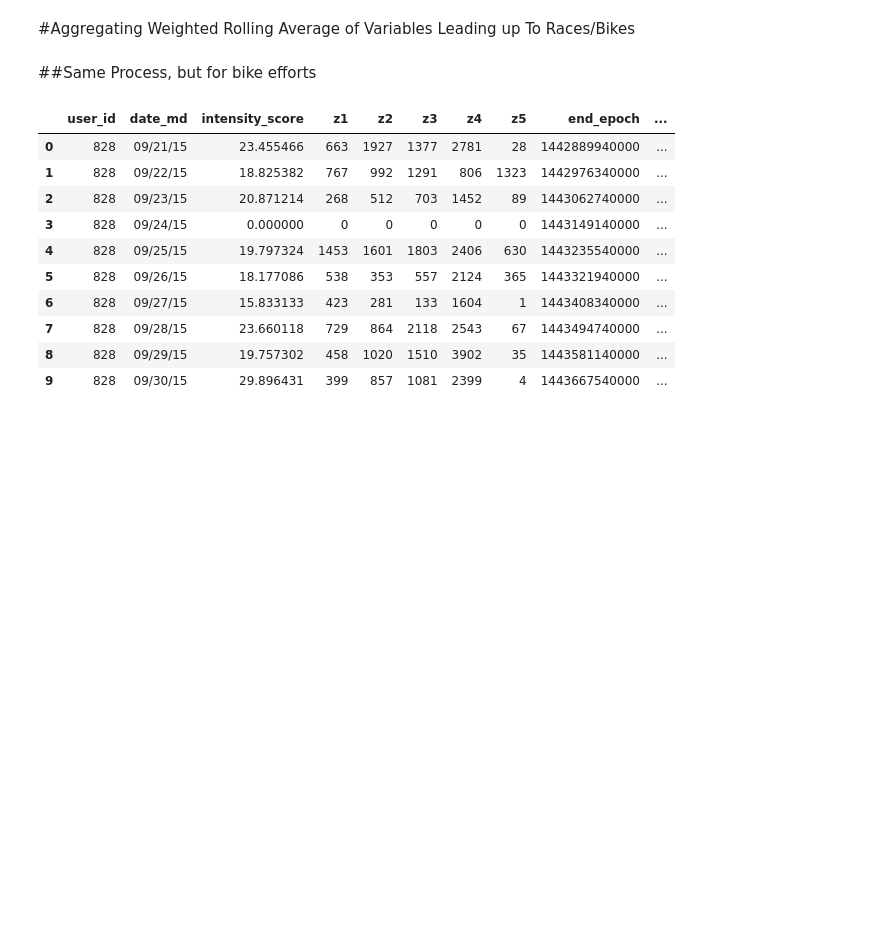
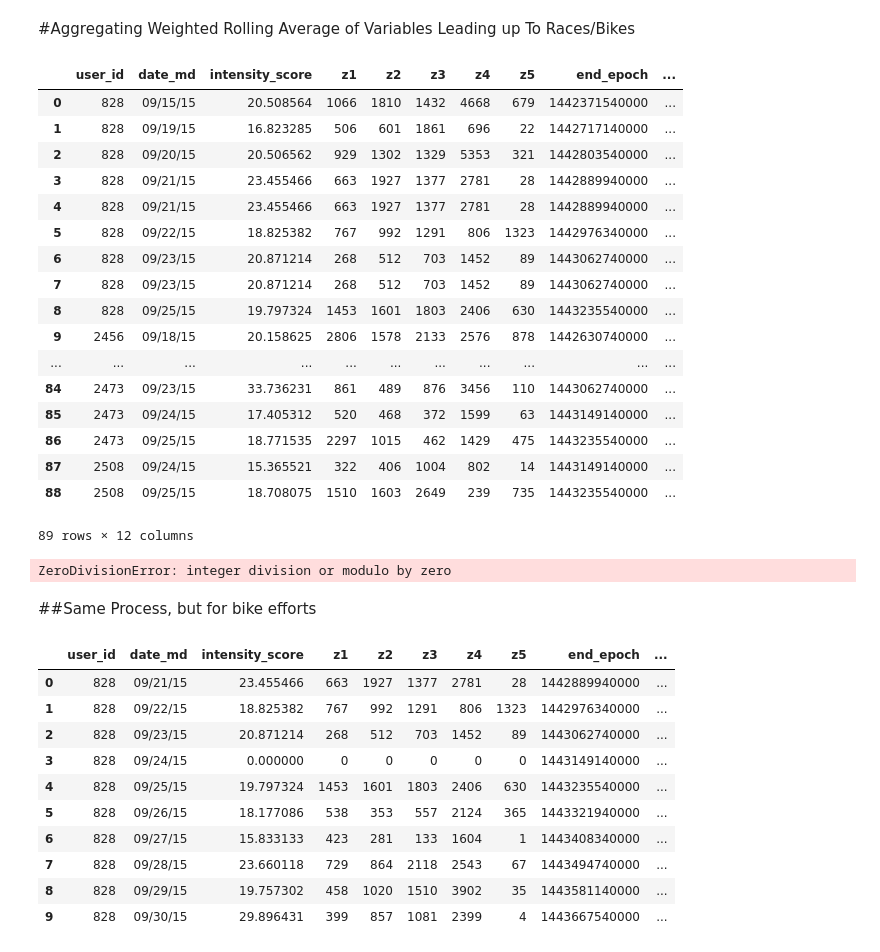
Before and after one commit to callen13/Senior_Thesis, a Jupyter notebook: workout_analysis.ipynb, the cells around one changed output. Cells and saved outputs as stored; diff of their text form; code cells hidden in the pictures; blank space fills up the shorter version.

```diff
--- a/workout_analysis.ipynb
+++ b/workout_analysis.ipynb
@@ -205,3 +230,5 @@ test = add_periods(date_markers=date_markers, df=workouts2, buildup_days=14, ver
 test = test.sort(['user_id', 'date_md'], ascending=['True', 'True']).reset_index(drop=True)
 test = test[test['race_period']!=0]
 test = test.drop(['sport_id'], axis=1)
+test = test.merge(updated_intensity_scores, on=['user_id', 'date_md'])
+test.head()
@@ -258,6 +292,27 @@ def weighted_rolling_average_df(df, activity_type, variable):
     agg_df = agg_df.sort(['user_id', activity_type+'_period'], ascending = [True, True]).reset_index(drop=True)
     agg_df = agg_df.drop(['temp', variable+'_temp'], axis=1)
     return agg_df
+# %%
+test
+# %% [output]
+|  | user_id | date_md | intensity_score | z1 | z2 | z3 | z4 | z5 | end_epoch | ... |
+| 0 | 828 | 09/15/15 | 20.508564 | 1066 | 1810 | 1432 | 4668 | 679 | 1442371540000 | ... |
+| 1 | 828 | 09/19/15 | 16.823285 | 506 | 601 | 1861 | 696 | 22 | 1442717140000 | ... |
+| 2 | 828 | 09/20/15 | 20.506562 | 929 | 1302 | 1329 | 5353 | 321 | 1442803540000 | ... |
+| 3 | 828 | 09/21/15 | 23.455466 | 663 | 1927 | 1377 | 2781 | 28 | 1442889940000 | ... |
+| 4 | 828 | 09/21/15 | 23.455466 | 663 | 1927 | 1377 | 2781 | 28 | 1442889940000 | ... |
+| 5 | 828 | 09/22/15 | 18.825382 | 767 | 992 | 1291 | 806 | 1323 | 1442976340000 | ... |
+| 6 | 828 | 09/23/15 | 20.871214 | 268 | 512 | 703 | 1452 | 89 | 1443062740000 | ... |
+| 7 | 828 | 09/23/15 | 20.871214 | 268 | 512 | 703 | 1452 | 89 | 1443062740000 | ... |
+| 8 | 828 | 09/25/15 | 19.797324 | 1453 | 1601 | 1803 | 2406 | 630 | 1443235540000 | ... |
+| 9 | 2456 | 09/18/15 | 20.158625 | 2806 | 1578 | 2133 | 2576 | 878 | 1442630740000 | ... |
+| ... | ... | ... | ... | ... | ... | ... | ... | ... | ... | ... |
+| 84 | 2473 | 09/23/15 | 33.736231 | 861 | 489 | 876 | 3456 | 110 | 1443062740000 | ... |
+| 85 | 2473 | 09/24/15 | 17.405312 | 520 | 468 | 372 | 1599 | 63 | 1443149140000 | ... |
+| 86 | 2473 | 09/25/15 | 18.771535 | 2297 | 1015 | 462 | 1429 | 475 | 1443235540000 | ... |
+| 87 | 2508 | 09/24/15 | 15.365521 | 322 | 406 | 1004 | 802 | 14 | 1443149140000 | ... |
+| 88 | 2508 | 09/25/15 | 18.708075 | 1510 | 1603 | 2649 | 239 | 735 | 1443235540000 | ... |
+89 rows × 12 columns
 # %%
 new_df = weighted_rolling_average_df(test, 'race', 'intensity_score')
 new_df2 = weighted_rolling_average_df(test, 'race', 'z1')
@@ -265,12 +320,14 @@ new_df3 = weighted_rolling_average_df(test, 'race', 'z2')
 new_df4 = weighted_rolling_average_df(test, 'race', 'z3')
 new_df5 = weighted_rolling_average_df(test, 'race', 'z4')
 new_df6 = weighted_rolling_average_df(test, 'race', 'z5')
+new_df7 = weighted_rolling_average_df(test, 'race', 'new_intensity_score')
 
 merge_df1 = pd.merge(new_df, new_df2, how='left')
 merge_df2 = pd.merge(merge_df1, new_df3, how='left')
 merge_df3 = pd.merge(merge_df2, new_df4, how='left')
 merge_df4 = pd.merge(merge_df3, new_df5, how='left')
-merged_df = pd.merge(merge_df4, new_df6, how='left')
+merge_df5 = pd.merge(merge_df4, new_df6, how='left')
+merged_df = pd.merge(merge_df5, new_df7, how='left')
 
 dummies = pd.get_dummies(merged_df['user_id'], prefix='user')
 final_df = pd.concat([merged_df, dummies], axis=1)
@@ -281,6 +338,8 @@ race_times=race_times[race_times['user_id']!=2509]
 final_race_df = final_df.merge(race_times, how='left')
 final_race_df = final_race_df[final_race_df['user_id']!=2439]
 final_race_df.to_csv('workouts_final_race_df.csv')
+# %% [output]
+ZeroDivisionError: integer division or modulo by zero
 # %% [markdown]
 ##Same Process, but for bike efforts
 # %%
```
Also changed, not shown: parts of 3 cells of this notebook.
